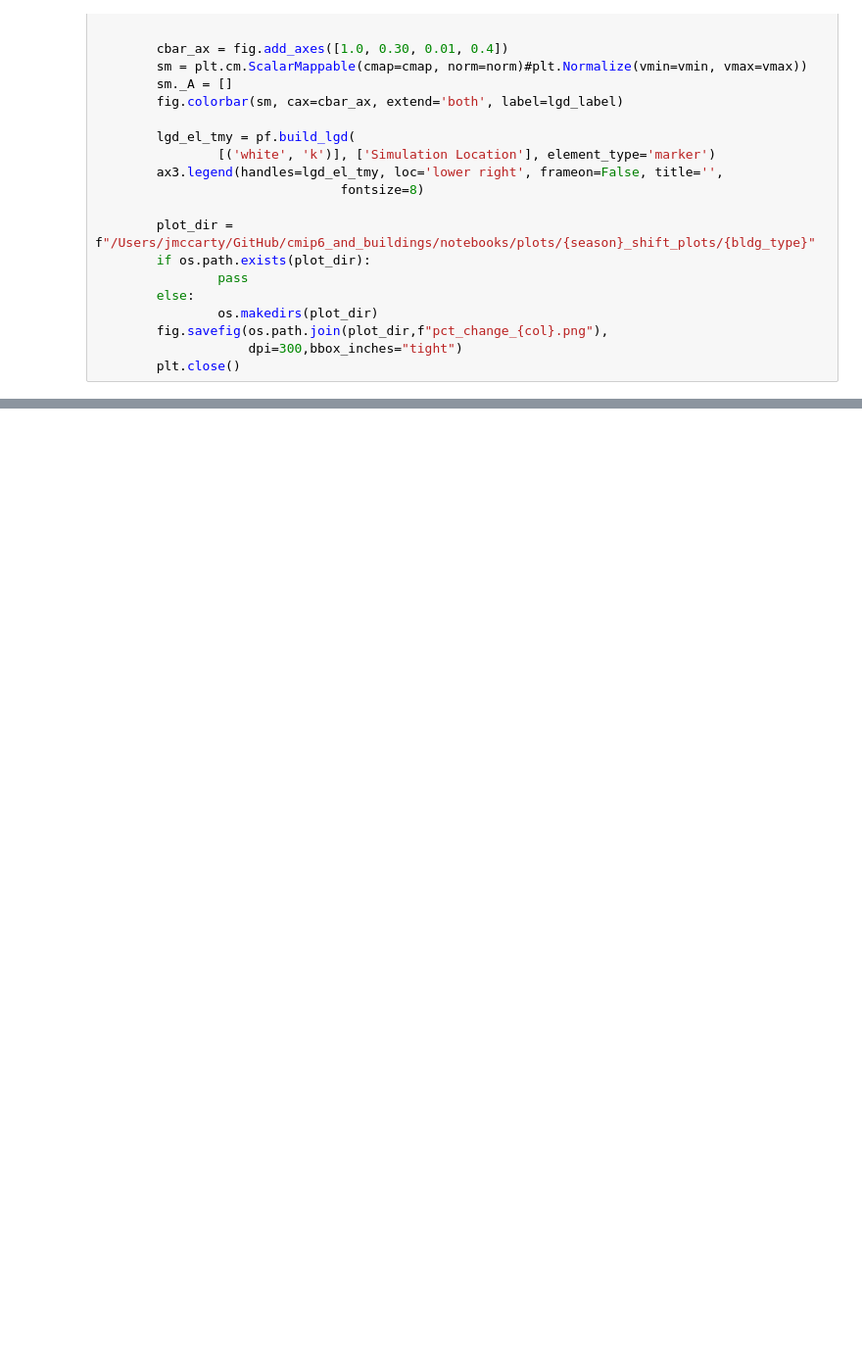
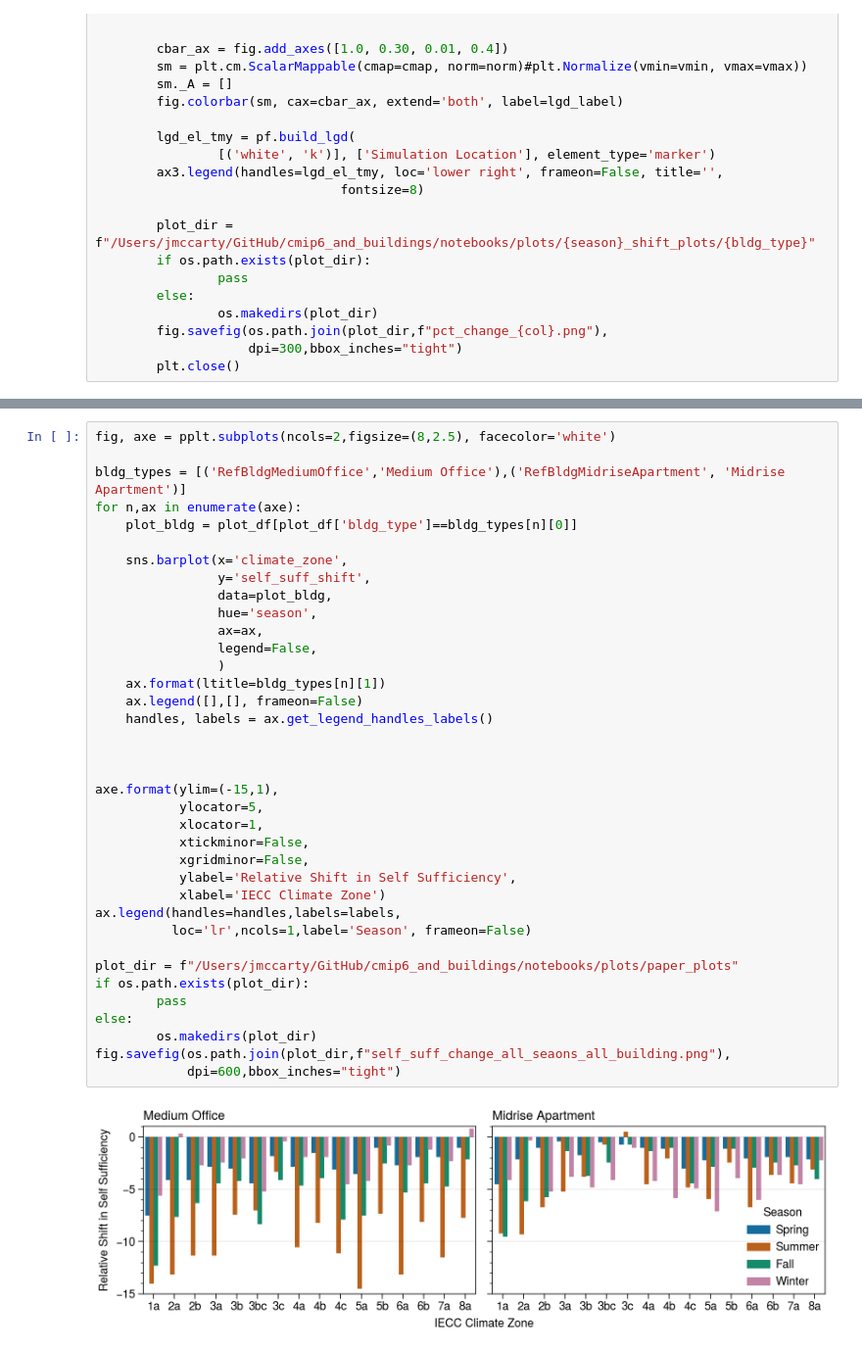
Before and after one commit to architecture-building-systems/cmip6_and_buildings, a Jupyter notebook: notebooks/05_exploring_results.ipynb, the cells around one changed output, grey strips where cells are left out. Shown at 98% size. Drawn from its saved outputs; the diff is of its cells as text; blank space fills up the shorter version.

```diff
--- a/notebooks/05_exploring_results.ipynb
+++ b/notebooks/05_exploring_results.ipynb
@@ -266,0 +549,39 @@ for col in list(pf.reverse_dict(pf.map_perf_metrics).values()):
+# %%
+fig, axe = pplt.subplots(ncols=2,figsize=(8,2.5), facecolor='white')
+
+bldg_types = [('RefBldgMediumOffice','Medium Office'),('RefBldgMidriseApartment', 'Midrise Apartment')]
+for n,ax in enumerate(axe):
+    plot_bldg = plot_df[plot_df['bldg_type']==bldg_types[n][0]]
+
+    sns.barplot(x='climate_zone',
+                y='self_suff_shift',
+                data=plot_bldg,
+                hue='season',
+                ax=ax,
+                legend=False,
+                )
+    ax.format(ltitle=bldg_types[n][1])
+    ax.legend([],[], frameon=False)
+    handles, labels = ax.get_legend_handles_labels()
+
+
+
+axe.format(ylim=(-15,1),
+           ylocator=5,
+           xlocator=1,
+           xtickminor=False,
+           xgridminor=False,
+           ylabel='Relative Shift in Self Sufficiency',
+           xlabel='IECC Climate Zone')
+ax.legend(handles=handles,labels=labels,
+          loc='lr',ncols=1,label='Season', frameon=False)
+
+plot_dir = f"/Users/jmccarty/GitHub/cmip6_and_buildings/notebooks/plots/paper_plots"
+if os.path.exists(plot_dir):
+        pass
+else:
+        os.makedirs(plot_dir)
+fig.savefig(os.path.join(plot_dir,f"self_suff_change_all_seaons_all_building.png"),
+            dpi=600,bbox_inches="tight")
+# %% [output]
+[figure, added]
```
Also changed, not shown: parts of 7 cells of this notebook, 8 other files.
